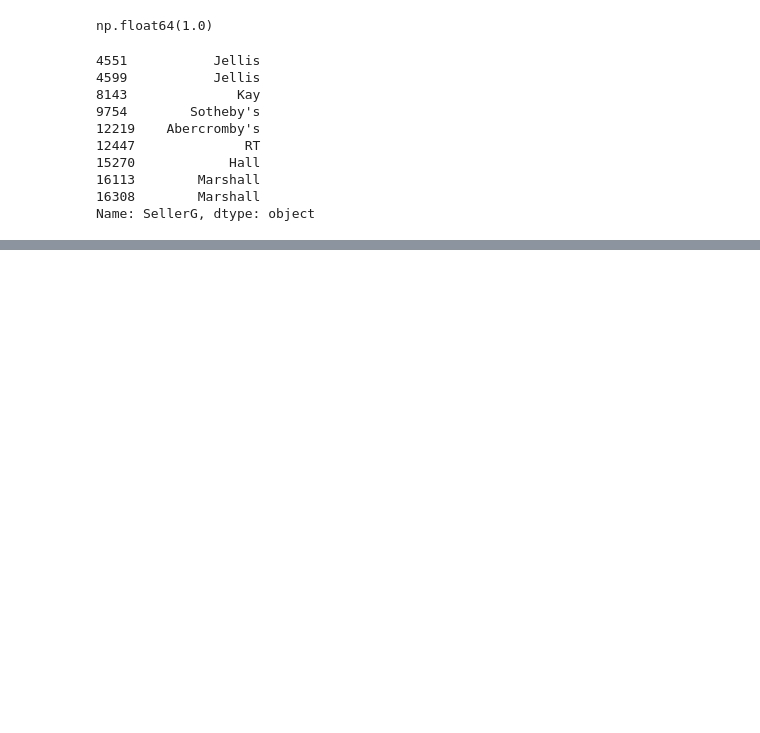
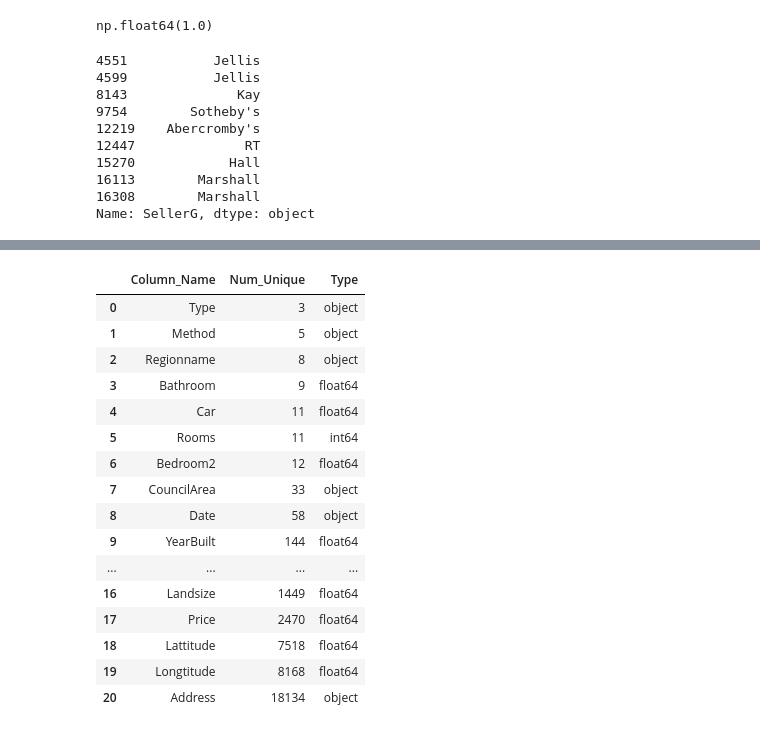
Before and after one commit to hishnick5/my_lessons, a Jupyter notebook: PY_10_Введение в Pandas/Введение в Pandas.ipynb, the cells around one changed output, grey strips where cells are left out. Saved outputs shown, nothing was run; the diff lists cells and outputs as text; code cells hidden in the pictures; blank space fills up the shorter version.

```diff
--- a/PY_10_Введение в Pandas/Введение в Pandas.ipynb
+++ b/PY_10_Введение в Pandas/Введение в Pandas.ipynb
@@ -1443,0 +1483,32 @@ melb_copy2['Type']
+# %%
+# Создаём пустой список, в который будем добавлять кортежи:
+# имя столбца, количество уникальных значений в нём и тип столбца
+unique_list = []
+for col in melb_df.columns:
+    item = (col, melb_df[col].nunique(), melb_df[col].dtypes)
+    unique_list.append(item)
+
+unique_counts = pd.DataFrame(
+    unique_list,
+    columns = ['Column_Name', 'Num_Unique', 'Type']
+    ).sort_values(by='Num_Unique', ignore_index=True)
+
+display(unique_counts)
+# %% [output]
+|  | Column_Name | Num_Unique | Type |
+| 0 | Type | 3 | object |
+| 1 | Method | 5 | object |
+| 2 | Regionname | 8 | object |
+| 3 | Bathroom | 9 | float64 |
+| 4 | Car | 11 | float64 |
+| 5 | Rooms | 11 | int64 |
+| 6 | Bedroom2 | 12 | float64 |
+| 7 | CouncilArea | 33 | object |
+| 8 | Date | 58 | object |
+| 9 | YearBuilt | 144 | float64 |
+| ... | ... | ... | ... |
+| 16 | Landsize | 1449 | float64 |
+| 17 | Price | 2470 | float64 |
+| 18 | Lattitude | 7518 | float64 |
+| 19 | Longtitude | 8168 | float64 |
+| 20 | Address | 18134 | object |
```
Also changed, not shown: parts of 39 cells of this notebook, 9 other files.
